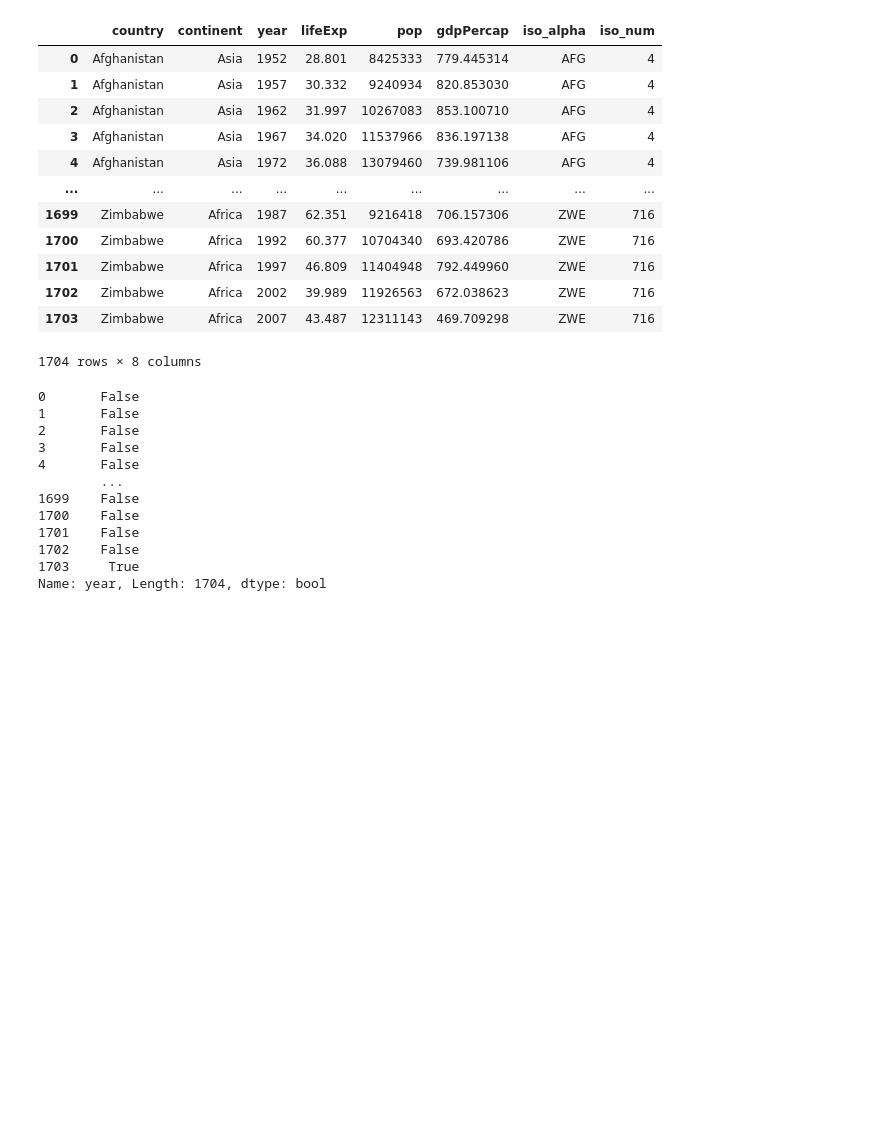
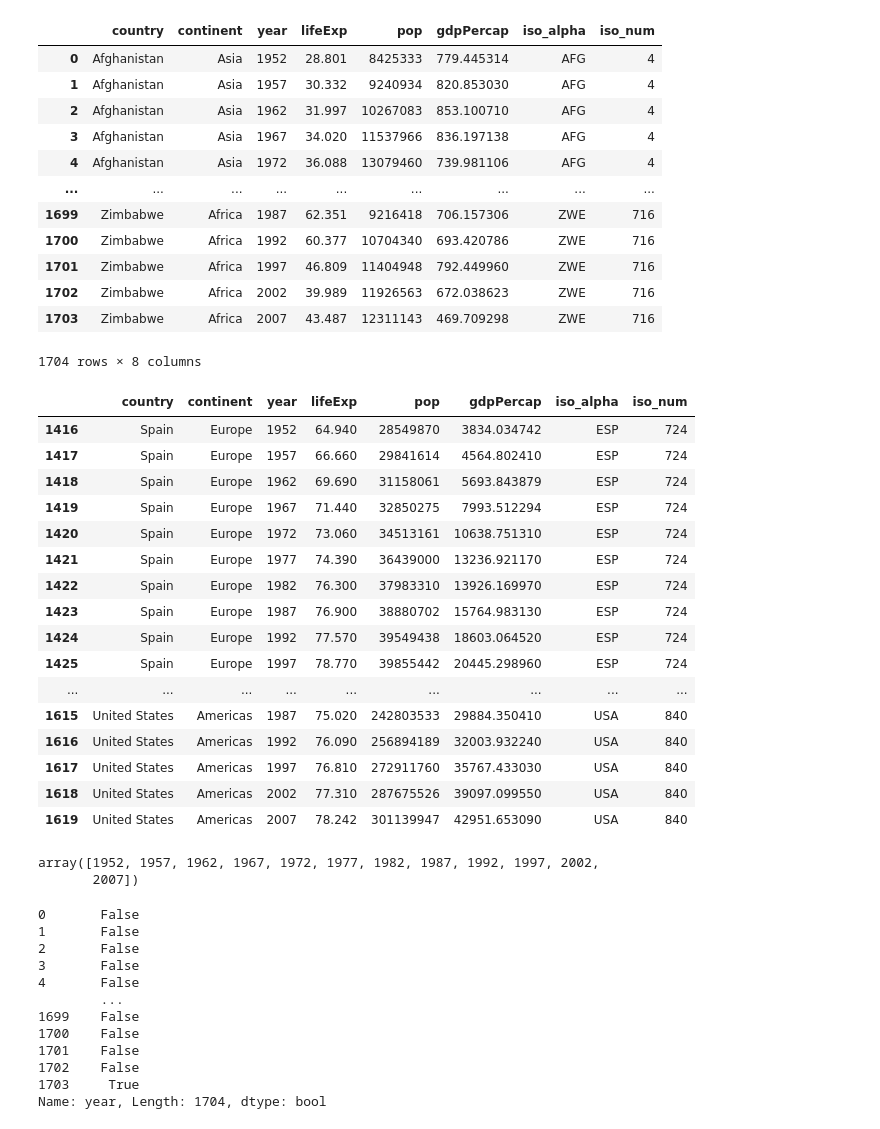
Before and after one commit to Miguelmdv/docker-streamlit-plotly-app, a Jupyter notebook: notebooks/eda.ipynb, the cells around one changed output. Saved outputs shown, nothing was run; the diff lists cells and outputs as text; code cells hidden in the pictures; blank space fills up the shorter version.

```diff
--- a/notebooks/eda.ipynb
+++ b/notebooks/eda.ipynb
@@ -17,6 +17,33 @@ df_countries
 | 1702 | Zimbabwe | Africa | 2002 | 39.989 | 11926563 | 672.038623 | ZWE | 716 |
 | 1703 | Zimbabwe | Africa | 2007 | 43.487 | 12311143 | 469.709298 | ZWE | 716 |
 1704 rows × 8 columns
+# %%
+mask_country  = df_countries.country.isin(["Spain", "United States"])
+dff = df_countries[mask_country]
+dff
+# %% [output]
+|  | country | continent | year | lifeExp | pop | gdpPercap | iso_alpha | iso_num |
+| 1416 | Spain | Europe | 1952 | 64.940 | 28549870 | 3834.034742 | ESP | 724 |
+| 1417 | Spain | Europe | 1957 | 66.660 | 29841614 | 4564.802410 | ESP | 724 |
+| 1418 | Spain | Europe | 1962 | 69.690 | 31158061 | 5693.843879 | ESP | 724 |
+| 1419 | Spain | Europe | 1967 | 71.440 | 32850275 | 7993.512294 | ESP | 724 |
+| 1420 | Spain | Europe | 1972 | 73.060 | 34513161 | 10638.751310 | ESP | 724 |
+| 1421 | Spain | Europe | 1977 | 74.390 | 36439000 | 13236.921170 | ESP | 724 |
+| 1422 | Spain | Europe | 1982 | 76.300 | 37983310 | 13926.169970 | ESP | 724 |
+| 1423 | Spain | Europe | 1987 | 76.900 | 38880702 | 15764.983130 | ESP | 724 |
+| 1424 | Spain | Europe | 1992 | 77.570 | 39549438 | 18603.064520 | ESP | 724 |
+| 1425 | Spain | Europe | 1997 | 78.770 | 39855442 | 20445.298960 | ESP | 724 |
+| ... | ... | ... | ... | ... | ... | ... | ... | ... |
+| 1615 | United States | Americas | 1987 | 75.020 | 242803533 | 29884.350410 | USA | 840 |
+| 1616 | United States | Americas | 1992 | 76.090 | 256894189 | 32003.932240 | USA | 840 |
+| 1617 | United States | Americas | 1997 | 76.810 | 272911760 | 35767.433030 | USA | 840 |
+| 1618 | United States | Americas | 2002 | 77.310 | 287675526 | 39097.099550 | USA | 840 |
+| 1619 | United States | Americas | 2007 | 78.242 | 301139947 | 42951.653090 | USA | 840 |
+# %%
+df_countries.year.unique()
+# %% [output]
+array([1952, 1957, 1962, 1967, 1972, 1977, 1982, 1987, 1992, 1997, 2002,
+       2007])
 # %%
 import plotly.express as px
 # %%
```
Also changed, not shown: parts of 1 cell of this notebook, 2 other files.
